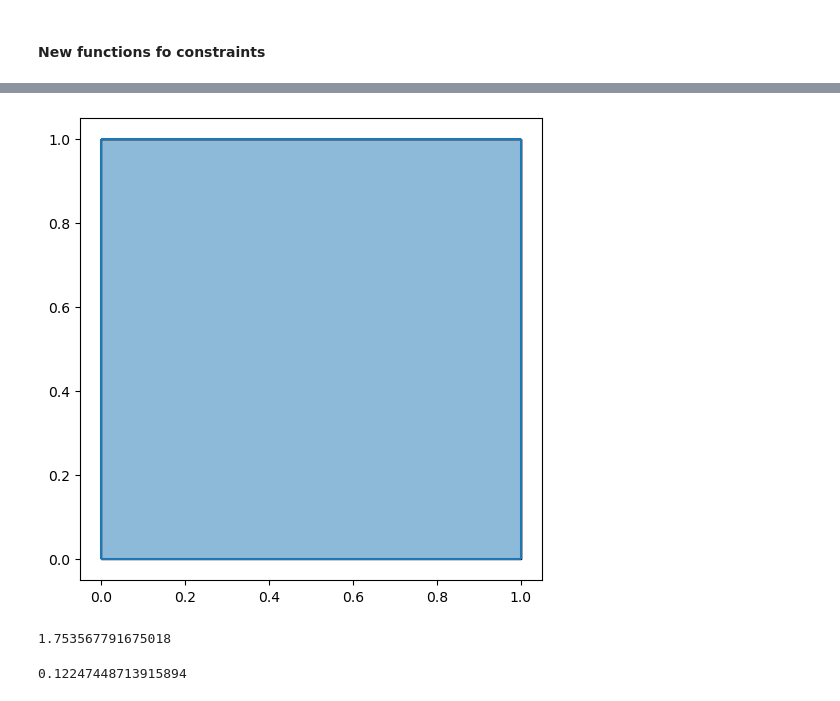
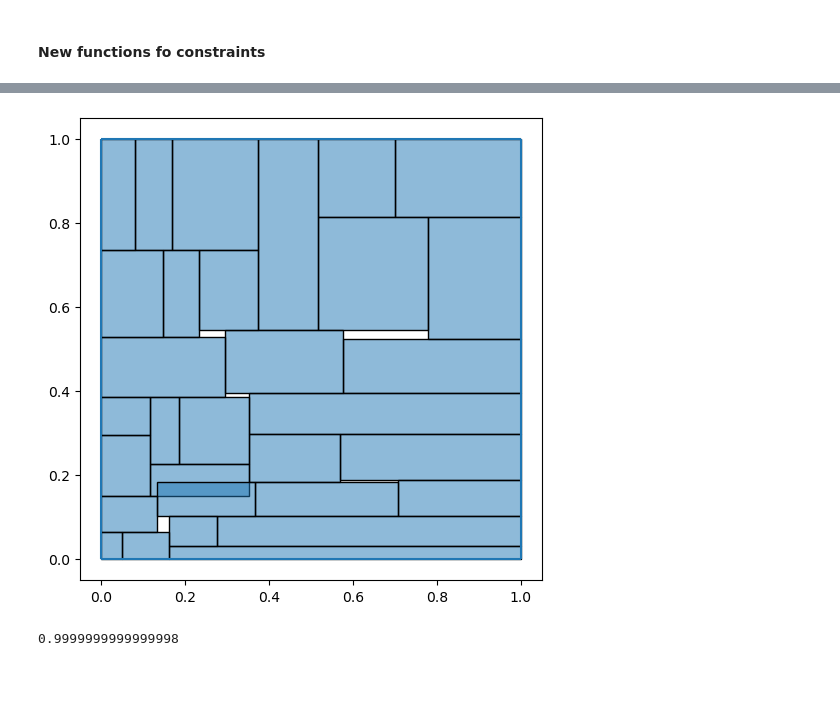
Before and after one commit to Polatucha16/SquareDivision, a Jupyter notebook: square_division_example.ipynb, the cells around one changed output, grey strips where cells are left out. Drawn from its saved outputs; the diff is of its cells as text; code cells hidden in the pictures.

```diff
--- a/square_division_example.ipynb
+++ b/square_division_example.ipynb
@@ -48,7 +122,7 @@ import matplotlib.pyplot as plt
 from SquareDivision.draw.draw import draw_rectangles
 
 
-width, height = np.array([0.2, 0.1]) / 2
+width, height = np.array([0.1, 0.2]) / 2
 rect_area = (0.5 - width)*(0.5 + height)
 arr_with_hole = np.array([
     [          0,            0, 0.5 - width, 0.5 + height, (0.5 - width) * (0.5 + height)],
@@ -218,9 +175,0 @@ cons = [contact_constr, area____constr, nl_area_constr]
-# %%
-from numpy import linalg as LA
-
-def dist_fun(arg:np.ndarray, rectangles:np.ndarray=clinched_rectangles):
-    arr = arg.reshape(-1,5)
-    dist = LA.norm(arr-rectangles)
-    return dist
-
-dist_fun(np.array([0,0,0,0,0,0,0,0,0,0,0,0,0,0,0,0,0,0,0,0]))
@@ -329,7 +232,7 @@ cont_Y_A, cont_Y_rhs = contact_constraint_args(clinched_rectangles, north_neighb
 horizontal_contacts = LinearConstraint( A=cont_X_A, lb=cont_X_rhs, ub=cont_X_rhs)
 vertical___contacts = LinearConstraint( A=cont_Y_A, lb=cont_Y_rhs, ub=cont_Y_rhs)
 
-area_constr = NonlinearConstraint(fun=area_constraint_fun, lb=0, ub=0)
+area_constr = NonlinearConstraint(fun=area_constraint_fun, jac=area_jac, lb=0, ub=0)
 constraints = [
     low__X_constr, low__Y_constr,
     high_X_constr, high_Y_constr,
@@ -343,5 +246,5 @@ from scipy.optimize import minimize
 # x0 = build_x0(arr_with_hole)
 # x0 = x0_cross_ab(0.2,0.3)
 # x0 = contact_universal_x0(clinched_rectangles).flatten()
-sol = minimize(dist_fun, x0, args=(clinched_rectangles), method='trust-constr', constraints=constraints)#, bounds=bounds)
+sol = minimize(dist_fun, x0=clinched_rectangles.flatten(), args=(clinched_rectangles), jac=True, method='trust-constr', constraints=constraints)#, bounds=bounds)
 # %%
@@ -354,13 +270,11 @@ array([[0., 0., 1., 1.],
 # %%
-# FIX DRAWING FOR (-1,4) shape
+
 rects_sol = sol.x.reshape(-1,4)
 fig, ax = plt.subplots(figsize=(6, 6))
-ax = draw_rectangles(ax, np.c_[rects_sol,np.array([0,0,0,0])])
+# ax = draw_rectangles(ax, np.c_[rects_sol,np.array([0,0,0,0])])
 # ax = draw_rectangles(ax, clinched_rectangles)
+ax = draw_rectangles(ax, rects_sol)
+
 plt.show()
 # %% [output]
-[figure, old version]
+[figure, new version]
-# %%
-dist_fun(rects_sol, clinched_rectangles)
-# %% [output]
-1.753567791675018
@@ -373,4 +281,4 @@ guess = np.array(
-# %%
-dist_fun(guess,clinched_rectangles)
-# %% [output]
-0.12247448713915894
+# %%
+(rects_sol[:,2]*rects_sol[:,3]).sum()
+# %% [output]
+0.9999999999999998
```
Also changed, not shown: parts of 28 cells of this notebook, 8 other files.
